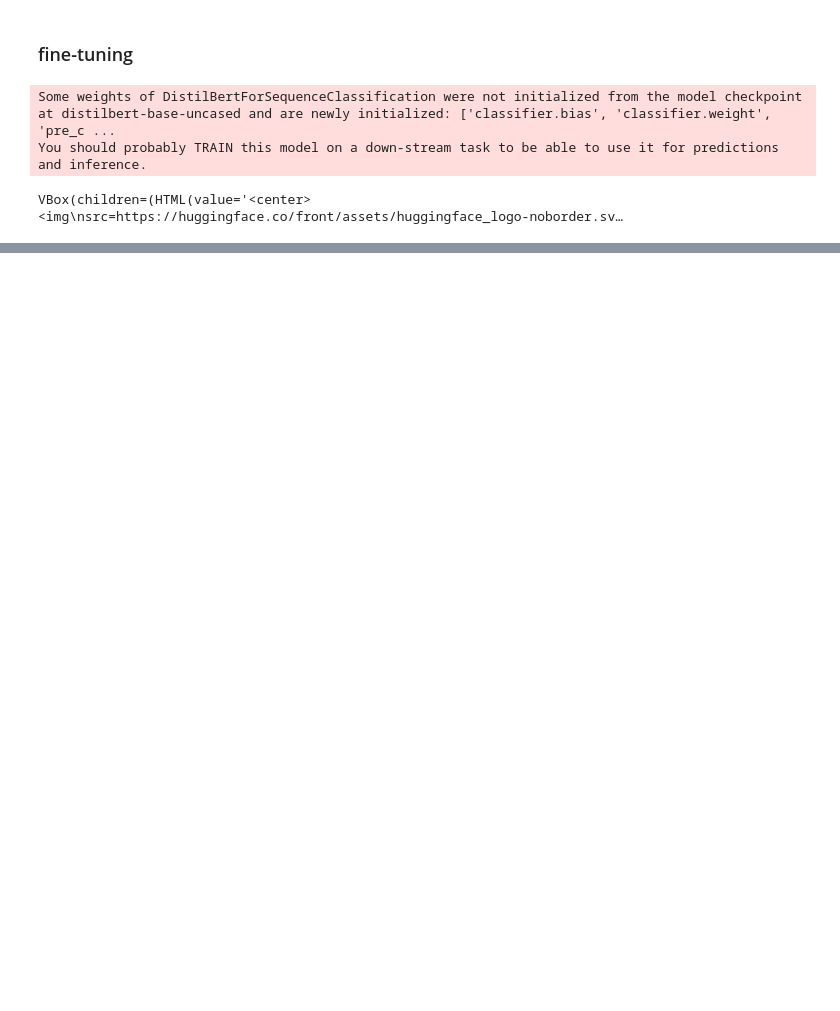
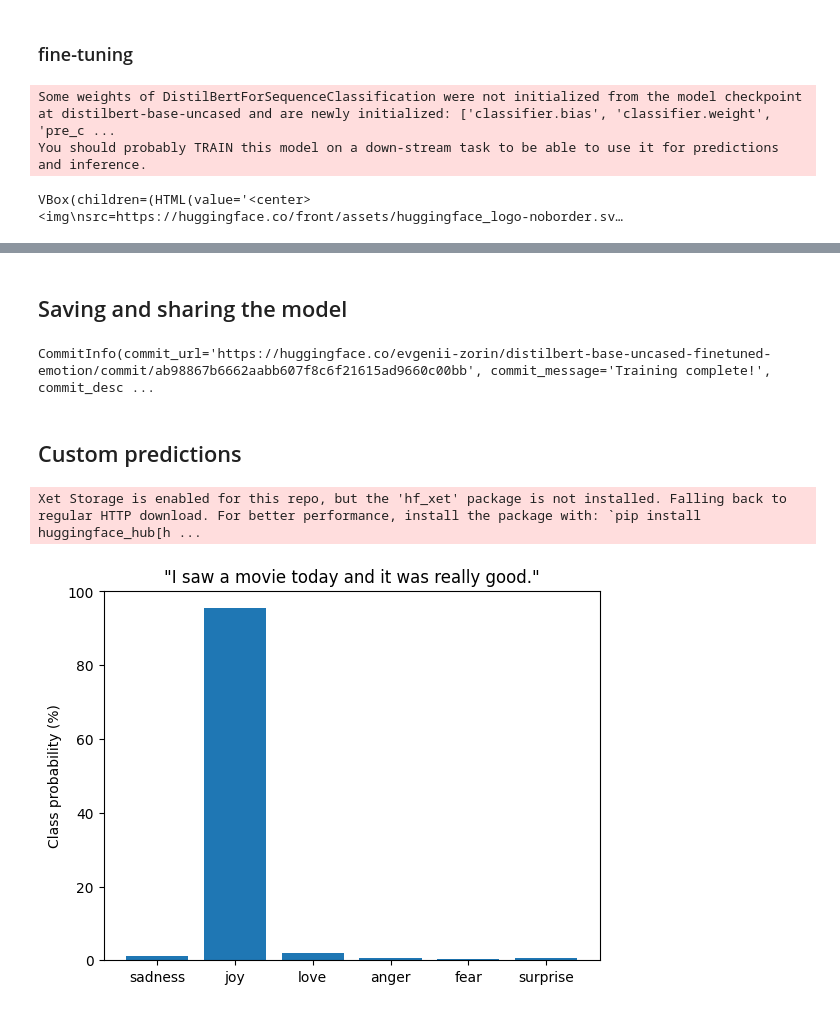
Before and after one commit to EvgeniiZorin/Handbook_Data-Science, a Jupyter notebook: _6_ML_NLP.ipynb, the cells around one changed output, grey strips where cells are left out. Cells and saved outputs as stored; diff of their text form; code cells hidden in the pictures; blank space fills up the shorter version.

```diff
--- a/_6_ML_NLP.ipynb
+++ b/_6_ML_NLP.ipynb
@@ -3962,0 +4050,25 @@ NameError: name 'y_valid' is not defined
+# %% [markdown]
+## Saving and sharing the model
+# %%
+trainer.push_to_hub(commit_message = 'Training complete!')
+# %% [output]
+CommitInfo(commit_url='https://huggingface.co/evgenii-zorin/distilbert-base-uncased-finetuned-emotion/commit/ab98867b6662aabb607f8c6f21615ad9660c00bb', commit_message='Training complete!', commit_desc ...
+# %% [markdown]
+## Custom predictions
+# %%
+from transformers import pipeline
+
+model_id = 'evgenii-zorin/distilbert-base-uncased-finetuned-emotion'
+classifier = pipeline('text-classification', model = model_id)
+custom_tweet = "I saw a movie today and it was really good."
+preds = classifier(custom_tweet, return_all_scores = True)
+
+# Plot the probability for each class
+preds_df = pd.DataFrame(preds[0])
+plt.bar(labels, 100 * preds_df['score'], color='C0')
+plt.title(f'"{custom_tweet}"')
+plt.ylabel("Class probability (%)")
+plt.show()
+# %% [output]
+Xet Storage is enabled for this repo, but the 'hf_xet' package is not installed. Falling back to regular HTTP download. For better performance, install the package with: `pip install huggingface_hub[h ...
+[figure, added]
```
Also changed, not shown: parts of 22 cells of this notebook, 1 other file.
